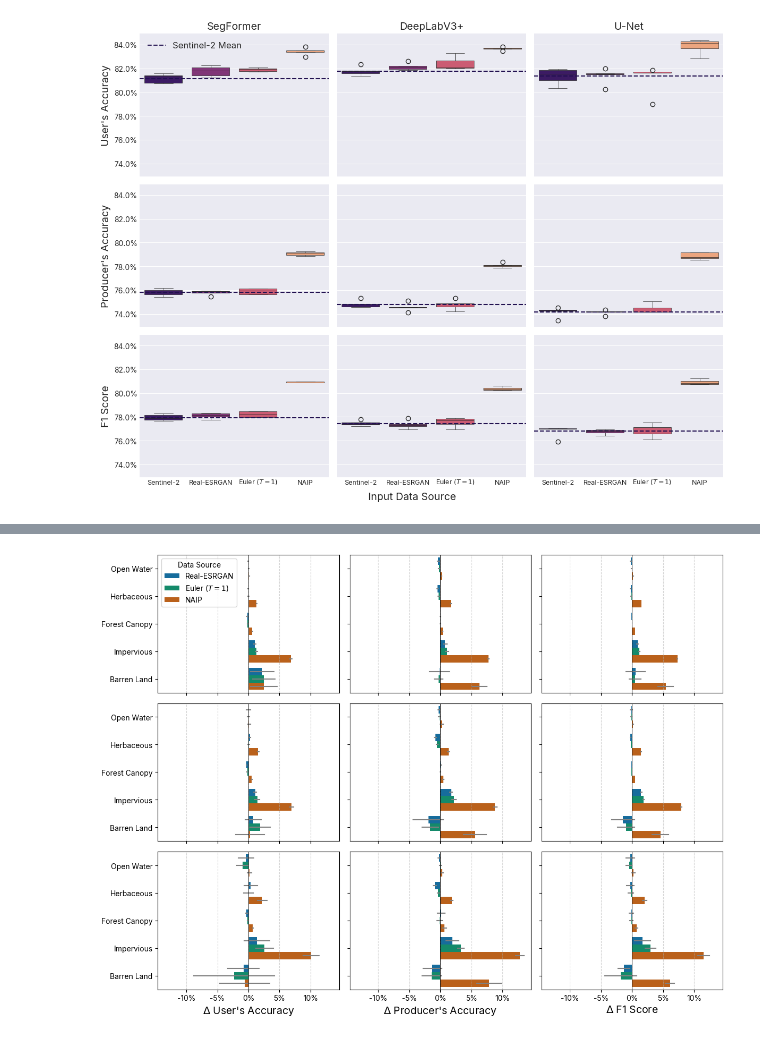
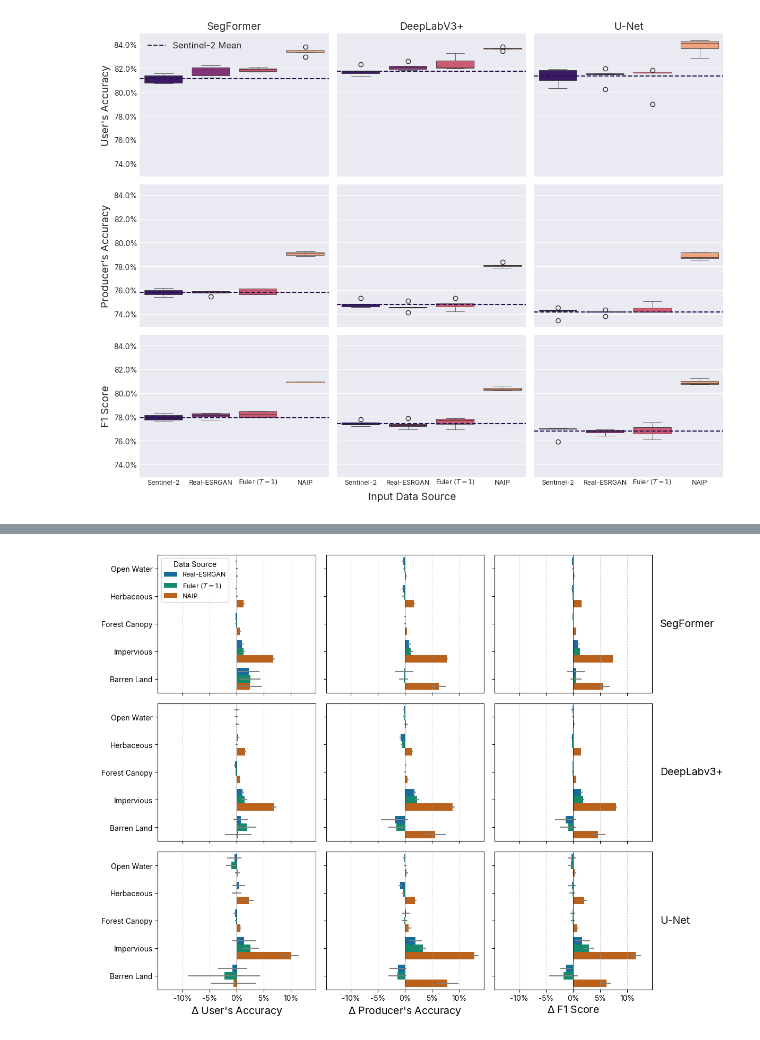
Before and after one commit to DakotaHester/s2flow, a Jupyter notebook: notebooks/plot_sampling.ipynb, the cells around one changed output, grey strips where cells are left out. Drawn from its saved outputs; the diff is of its cells as text; code cells hidden in the pictures.

Commit message:
Update figures

```diff
--- a/notebooks/plot_sampling.ipynb
+++ b/notebooks/plot_sampling.ipynb
@@ -1779,0 +1793,3 @@ for csv_path in Path(base_path).glob('**/lc_per_class_metrics.csv'):
+# %%
+class_wise_metrics_df = pd.read_csv('../runs/s2flow_lc_sampling_steps_sweep/class_wise_metrics.csv')
+class_wise_metrics_df.head()
@@ -1795,6 +1819,20 @@ fancy_metric_names = {
     'recall': 'Producer\'s Accuracy',
     'f1_score': 'F1 Score',
     # 'mean_iou': 'mIoU',
+}
+
+class_names = {
+    1: 'Open Water',
+    2: 'Herbaceous',
+    3: 'Forest Canopy',
+    4: 'Impervious',
+    5: 'Barren Land',
+}
+
+fancy_model_names = {
+    'segformer': 'SegFormer',
+    'unet': 'U-Net',
+    'deeplabv3plus': 'DeepLabv3+'
 }
 
 # colors = sns.color_palette('magma', n_colors=3)
@@ -1869,44 +1907,43 @@ for i, model in enumerate(['segformer', 'deeplabv3plus', 'unet']):
 
         # Legend handling
         if i == 0 and j == 0:
-            ax[i][j].legend(title='Data Source', loc='upper left', bbox_to_anchor=(0, 1))
+            ax[i][j].legend(title='Data Source', loc='upper left', bbox_to_anchor=(0, 1), fontsize=9)
         else:
             ax[i][j].get_legend().remove()
 
         ax[i][j].set_xlabel('$\Delta$ ' + fancy_metric_names[metric], fontsize=14)
         ax[i][j].xaxis.set_major_formatter(plt.FuncFormatter(lambda x, _: '{:.0%}'.format(x)))
         ax[i][j].grid(True, axis='x', linestyle='--', alpha=0.5)
 
-    ax[i][-1].set_ylabel(fancy_model_names[model], fontsize=14)
-    ax[i][-1].yaxis.set_label_position("right")
-    # ax[i][-1].set_yticks(ax[i][-1].get_yticks())
+    # show model name on right side of the rightmost plot
+    ax[i][-1].text(1.05, 0.5, fancy_model_names[model], transform=ax[i][-1].transAxes, fontsize=14, fontweight='bold', va='center')
 
 # center x = 0 lines
 running_xmin, running_xmax = float('inf'), float('-inf')
 for axis in ax.flatten():
     xmin, xmax = axis.get_xlim()
     running_xmin = min(running_xmin, xmin)
     running_xmax = max(running_xmax, xmax)
 
 # use symmetric x limits for all plots
 if abs(running_xmin) > abs(running_xmax):
     running_xmax = abs(running_xmin)
 else:
     running_xmin = -abs(running_xmax)
 for axis in ax.flatten():
     axis.set_xlim(running_xmin, running_xmax)
 
 # fig.supxlabel('Change in Accuracy Compared to Sentinel-2', fontsize=14, y=0.02)
 
 plt.tight_layout()
 
 
 out_path = Path('../figures/sampling_lc_delta_comparison/')
 out_path.mkdir(parents=True, exist_ok=True)
 for filetype in ['png', 'pdf']:
     fig.savefig(out_path / f'sampling_lc_delta_comparison.{filetype}', dpi=300 if filetype=='png' else None, bbox_inches='tight')
 # %% [output]
-[figure, old version]
+[figure, new version]
 # %%
 # now put things in table format
 lc_df_reduced = lc_df.loc[lc_df['sampler'].isin(['s2', 'realesrgan', 'euler', 'naip']) & lc_df['steps'].isin([0, 1])]
```
Also changed, not shown: parts of 2 cells of this notebook, 3 other files.
